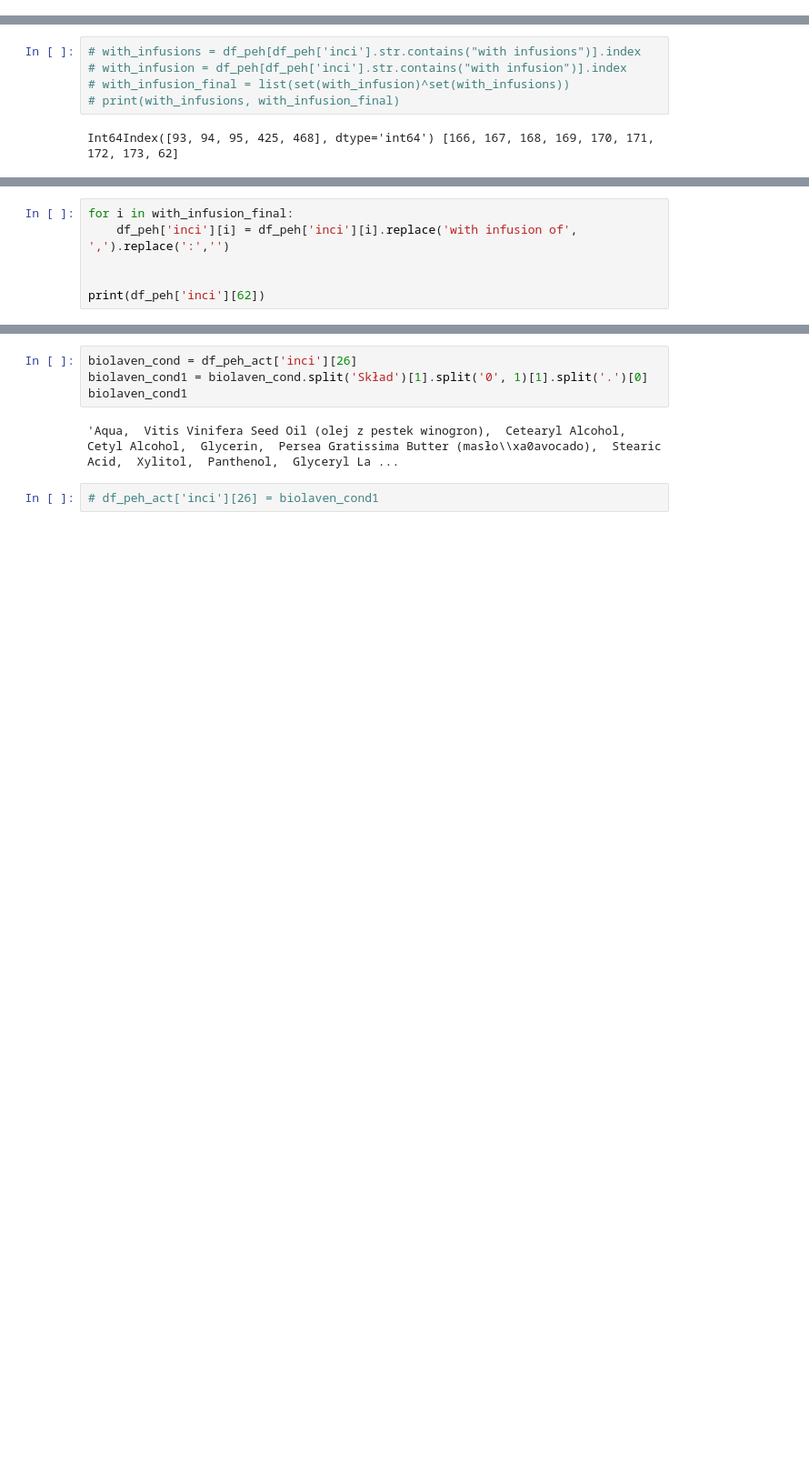
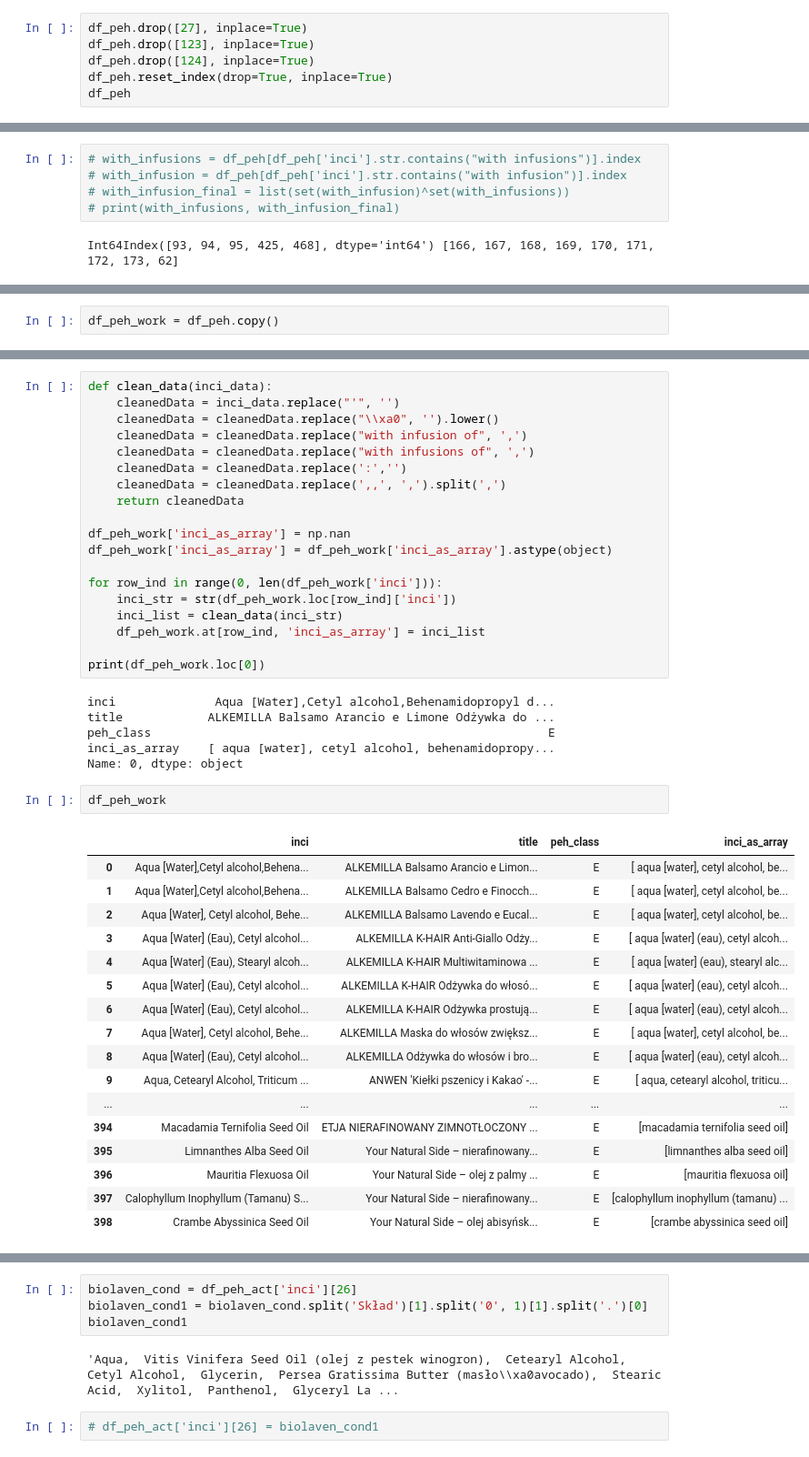
Before and after one commit to CodingBee77/Data_Science_Projects, a Jupyter notebook: PEH_Classifier/Data cleaning/PEH_Classifier_data_cleaning.ipynb, the cells around one changed output, grey strips where cells are left out. Shown at 91% size. Cells and saved outputs as stored; diff of their text form; blank space fills up the shorter version.

Commit message:
Data cleaning vol3

```diff
--- a/PEH_Classifier/Data cleaning/PEH_Classifier_data_cleaning.ipynb
+++ b/PEH_Classifier/Data cleaning/PEH_Classifier_data_cleaning.ipynb
@@ -113,0 +163,6 @@ Name: inci, dtype: object
+# %%
+df_peh.drop([27], inplace=True)
+df_peh.drop([123], inplace=True)
+df_peh.drop([124], inplace=True)
+df_peh.reset_index(drop=True, inplace=True)
+df_peh
@@ -136,9 +216,3 @@ df_peh[df_peh['inci'].str.contains("with infusion")]
 | 173 | [' Aqua with infusion of: Malva S... | ECOLATIER Urban Odżywczy Balsam d... | P |
 | 425 | ['Aqua with infusions of:', 'Simm... | PLANETA ORGANICA MASKA TAJSKA BLA... | E |
 | 468 | ['Aqua with infusions of:', 'Meli... | PLANETA ORGANICA MASKA DO WŁOSÓW ... | H |
-# %%
-for i in with_infusion_final:
-    df_peh['inci'][i] = df_peh['inci'][i].replace('with infusion of', ',').replace(':','')
-
-
-print(df_peh['inci'][62])
@@ -173,0 +219,2 @@ df_peh_act['inci'][26]
+# %%
+df_peh_work = df_peh.copy()
@@ -173,0 +241,45 @@ df_peh_act['inci'][26]
+# %%
+def clean_data(inci_data):
+    cleanedData = inci_data.replace("'", '')
+    cleanedData = cleanedData.replace("\\xa0", '').lower()
+    cleanedData = cleanedData.replace("with infusion of", ',')
+    cleanedData = cleanedData.replace("with infusions of", ',')
+    cleanedData = cleanedData.replace(':','')
+    cleanedData = cleanedData.replace(',,', ',').split(',')
+    return cleanedData
+
+df_peh_work['inci_as_array'] = np.nan
+df_peh_work['inci_as_array'] = df_peh_work['inci_as_array'].astype(object)
+
+for row_ind in range(0, len(df_peh_work['inci'])):
+    inci_str = str(df_peh_work.loc[row_ind]['inci'])
+    inci_list = clean_data(inci_str)
+    df_peh_work.at[row_ind, 'inci_as_array'] = inci_list
+
+print(df_peh_work.loc[0])
+# %% [output]
+inci              Aqua [Water],Cetyl alcohol,Behenamidopropyl d...
+title            ALKEMILLA Balsamo Arancio e Limone Odżywka do ...
+peh_class                                                        E
+inci_as_array    [ aqua [water], cetyl alcohol, behenamidopropy...
+Name: 0, dtype: object
+# %%
+df_peh_work
+# %% [output]
+|  | inci | title | peh_class | inci_as_array |
+| 0 | Aqua [Water],Cetyl alcohol,Behena... | ALKEMILLA Balsamo Arancio e Limon... | E | [ aqua [water], cetyl alcohol, be... |
+| 1 | Aqua [Water],Cetyl alcohol,Behena... | ALKEMILLA Balsamo Cedro e Finocch... | E | [ aqua [water], cetyl alcohol, be... |
+| 2 | Aqua [Water], Cetyl alcohol, Behe... | ALKEMILLA Balsamo Lavendo e Eucal... | E | [ aqua [water], cetyl alcohol, be... |
+| 3 | Aqua [Water] (Eau), Cetyl alcohol... | ALKEMILLA K-HAIR Anti-Giallo Odży... | E | [ aqua [water] (eau), cetyl alcoh... |
+| 4 | Aqua [Water] (Eau), Stearyl alcoh... | ALKEMILLA K-HAIR Multiwitaminowa ... | E | [ aqua [water] (eau), stearyl alc... |
+| 5 | Aqua [Water] (Eau), Cetyl alcohol... | ALKEMILLA K-HAIR Odżywka do włosó... | E | [ aqua [water] (eau), cetyl alcoh... |
+| 6 | Aqua [Water] (Eau), Cetyl alcohol... | ALKEMILLA K-HAIR Odżywka prostują... | E | [ aqua [water] (eau), cetyl alcoh... |
+| 7 | Aqua [Water], Cetyl alcohol, Behe... | ALKEMILLA Maska do włosów zwiększ... | E | [ aqua [water], cetyl alcohol, be... |
+| 8 | Aqua [Water] (Eau), Cetyl alcohol... | ALKEMILLA Odżywka do włosów i bro... | E | [ aqua [water] (eau), cetyl alcoh... |
+| 9 | Aqua, Cetearyl Alcohol, Triticum ... | ANWEN 'Kiełki pszenicy i Kakao' -... | E | [ aqua, cetearyl alcohol, triticu... |
+| ... | ... | ... | ... | ... |
+| 394 | Macadamia Ternifolia Seed Oil | ETJA NIERAFINOWANY ZIMNOTŁOCZONY ... | E | [macadamia ternifolia seed oil] |
+| 395 | Limnanthes Alba Seed Oil | Your Natural Side – nierafinowany... | E | [limnanthes alba seed oil] |
+| 396 | Mauritia Flexuosa Oil | Your Natural Side – olej z palmy ... | E | [mauritia flexuosa oil] |
+| 397 | Calophyllum Inophyllum (Tamanu) S... | Your Natural Side – nierafinowany... | E | [calophyllum inophyllum (tamanu) ... |
+| 398 | Crambe Abyssinica Seed Oil | Your Natural Side – olej abisyńsk... | E | [crambe abyssinica seed oil] |
```
Also changed, not shown: parts of 24 cells of this notebook.
